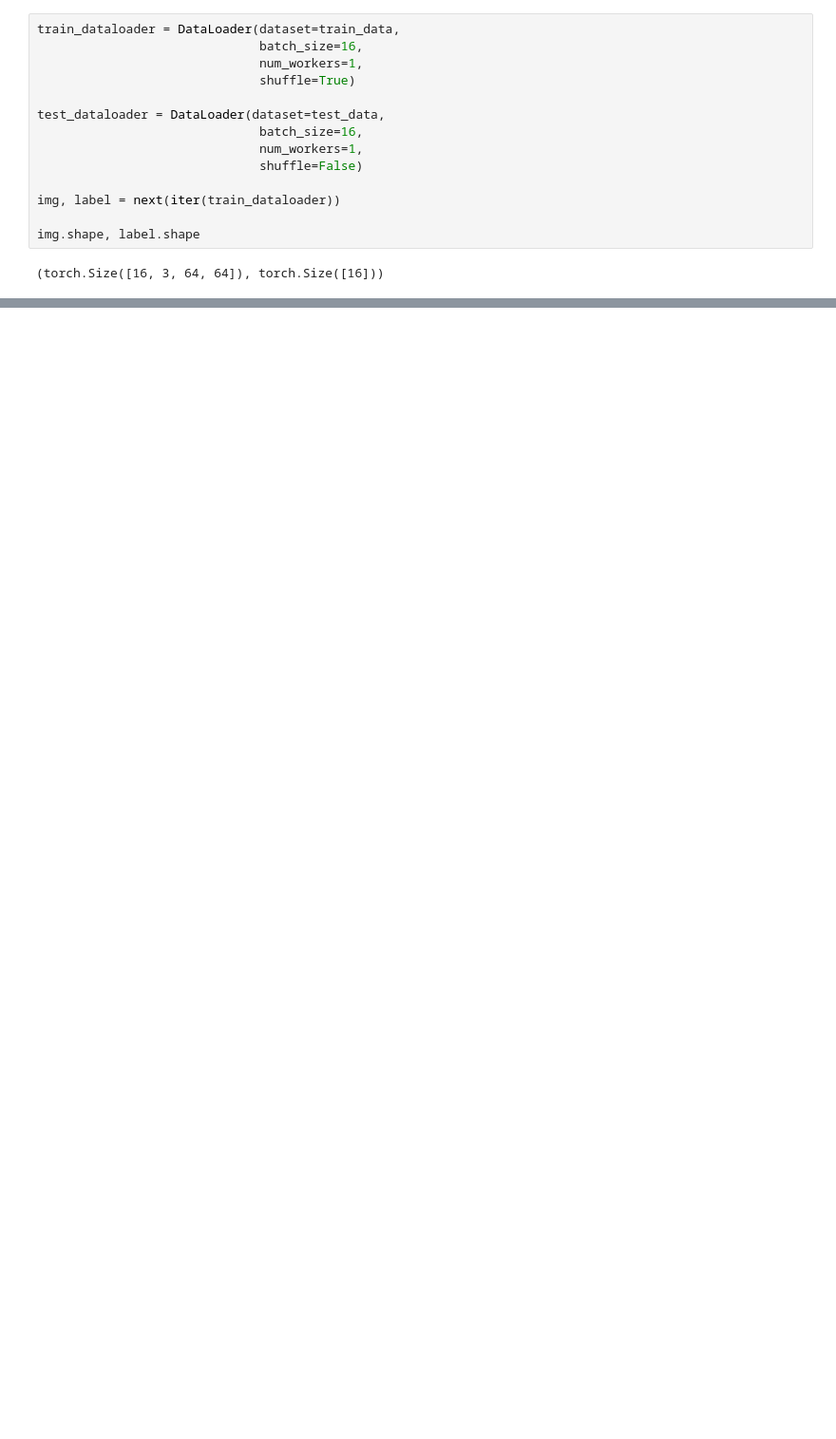
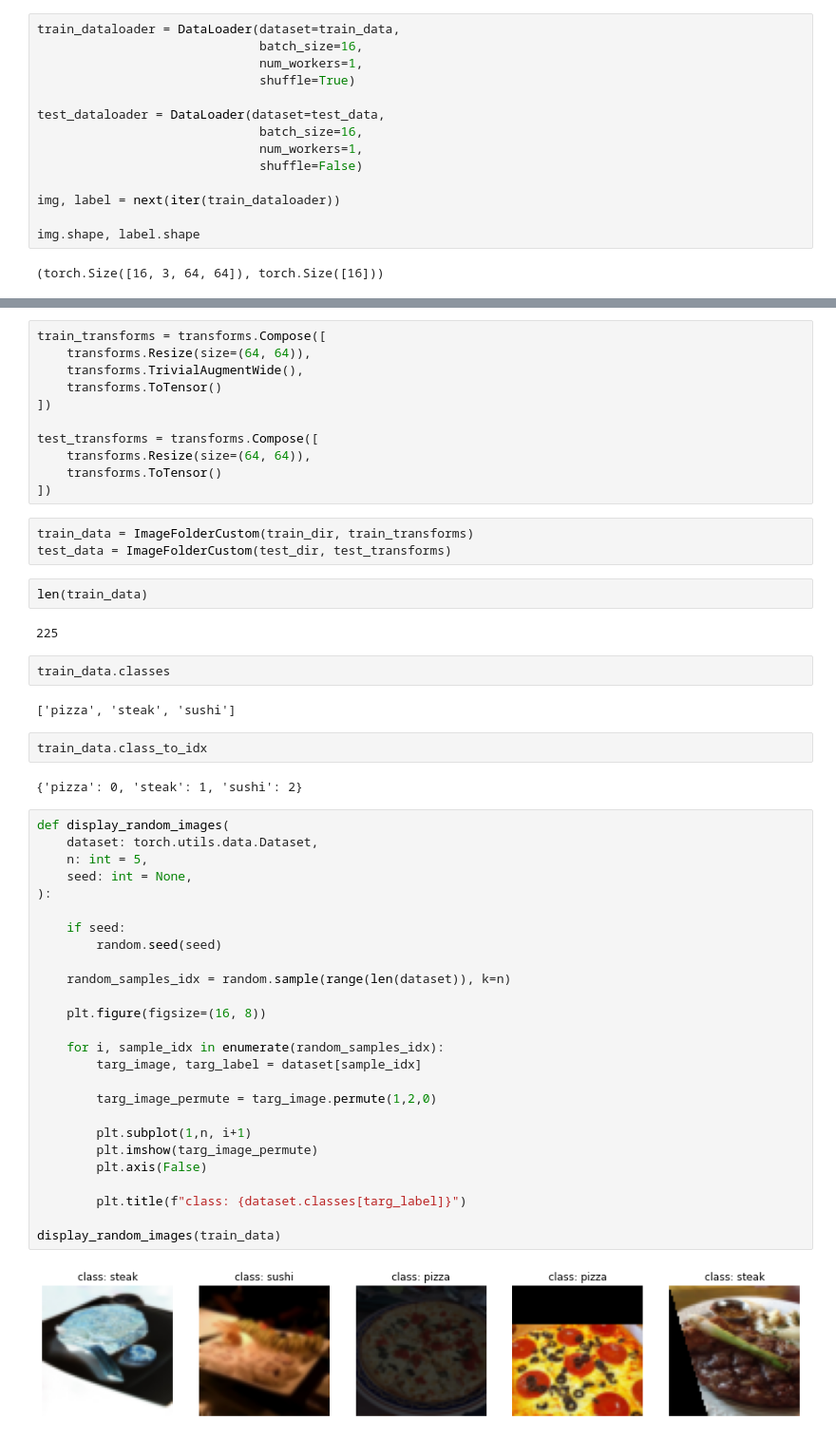
Before and after one commit to daspartho/learn-pytorch, a Jupyter notebook: datasets.ipynb, the cells around one changed output, grey strips where cells are left out. Shown at 95% size. Saved outputs shown, nothing was run; the diff lists cells and outputs as text; blank space fills up the shorter version.

Commit message:
custom dataset

```diff
--- a/datasets.ipynb
+++ b/datasets.ipynb
@@ -182,0 +233,54 @@ img.shape, label.shape
+# %%
+train_transforms = transforms.Compose([
+    transforms.Resize(size=(64, 64)),
+    transforms.TrivialAugmentWide(),
+    transforms.ToTensor()
+])
+
+test_transforms = transforms.Compose([
+    transforms.Resize(size=(64, 64)),
+    transforms.ToTensor()
+])
+# %%
+train_data = ImageFolderCustom(train_dir, train_transforms)
+test_data = ImageFolderCustom(test_dir, test_transforms)
+# %%
+len(train_data)
+# %% [output]
+225
+# %%
+train_data.classes
+# %% [output]
+['pizza', 'steak', 'sushi']
+# %%
+train_data.class_to_idx
+# %% [output]
+{'pizza': 0, 'steak': 1, 'sushi': 2}
+# %%
+def display_random_images(
+    dataset: torch.utils.data.Dataset,
+    n: int = 5,
+    seed: int = None,
+):
+
+    if seed:
+        random.seed(seed)
+
+    random_samples_idx = random.sample(range(len(dataset)), k=n)
+
+    plt.figure(figsize=(16, 8))
+
+    for i, sample_idx in enumerate(random_samples_idx):
+        targ_image, targ_label = dataset[sample_idx]
+
+        targ_image_permute = targ_image.permute(1,2,0)
+
+        plt.subplot(1,n, i+1)
+        plt.imshow(targ_image_permute)
+        plt.axis(False)
+
+        plt.title(f"class: {dataset.classes[targ_label]}")
+
+display_random_images(train_data)
+# %% [output]
+[figure, added]
```
Also changed, not shown: parts of 11 cells of this notebook.
